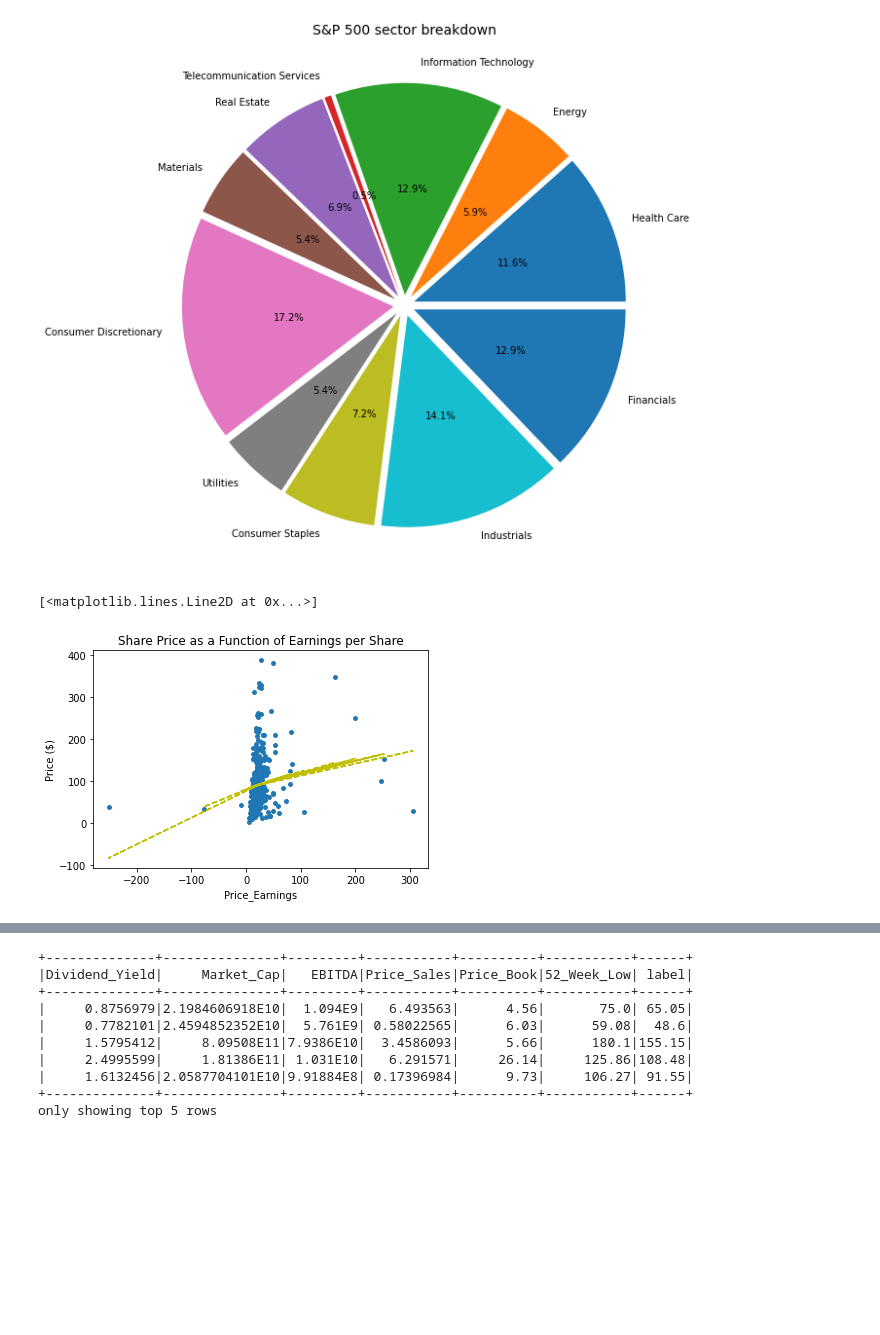
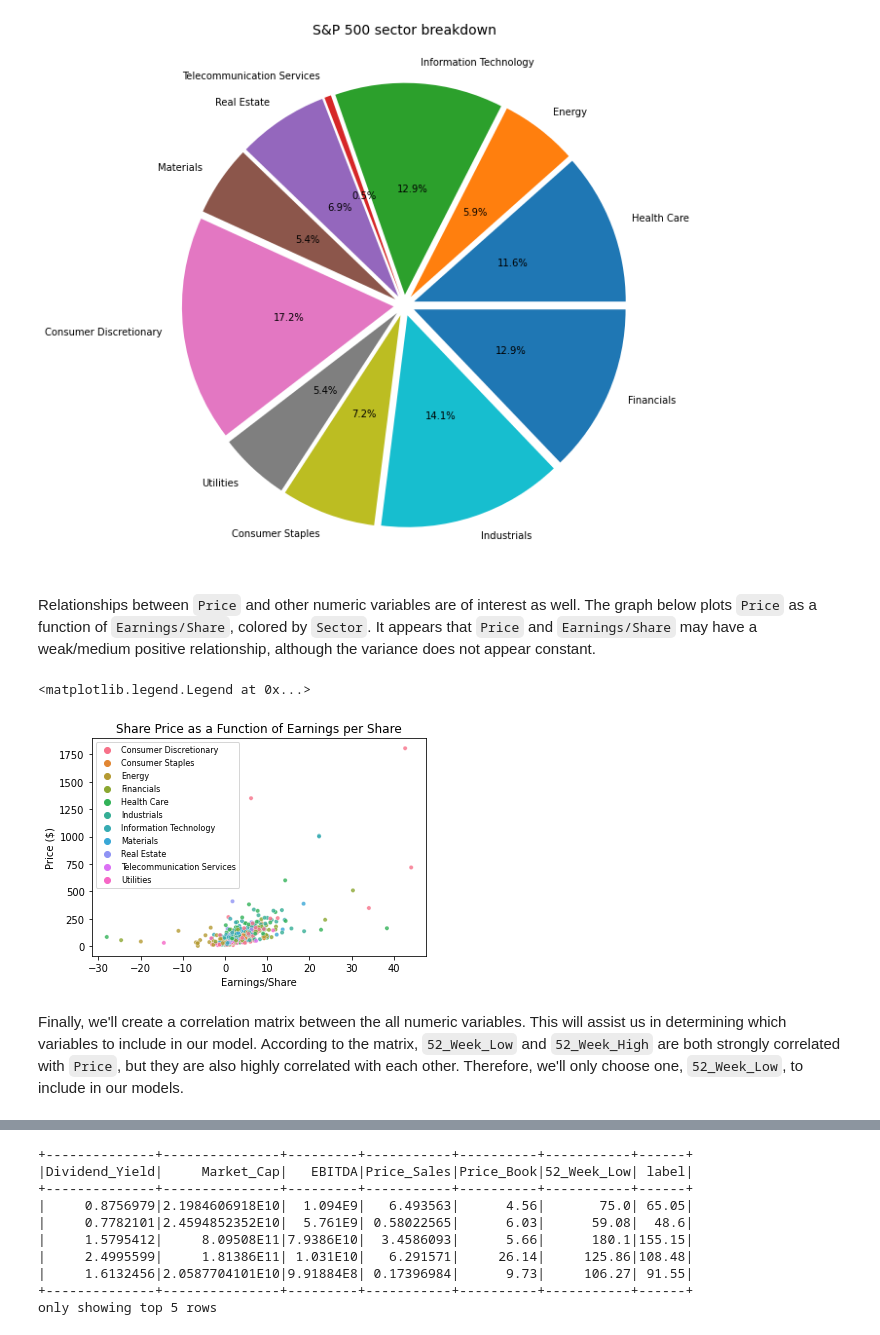
Before and after one commit to atbiggie/ST590FinalProject, a Jupyter notebook: FinalProjectGroup16M123.ipynb, the cells around one changed output, grey strips where cells are left out. Saved outputs shown, nothing was run; the diff lists cells and outputs as text; code cells hidden in the pictures; blank space fills up the shorter version.

Commit message:
Updated narration, organized sections, edited model transformations

```diff
--- a/FinalProjectGroup16M123.ipynb
+++ b/FinalProjectGroup16M123.ipynb
@@ -433,30 +419,27 @@ plt.title("S&P 500 sector breakdown", fontsize=14);
 pie.savefig("DeliveryPieChart.png")
 # %% [output]
 [figure]
+# %% [markdown]
+Relationships between `Price` and other numeric variables are of interest as well. The graph below plots `Price` as a function of `Earnings/Share`, colored by `Sector`. It appears that `Price` and `Earnings/Share` may have a weak/medium positive relationship, although the variance does not appear constant.
 # %%
-# Use matplotlib to plot earnings per share against price
-# sparksql to pd
-findata_pd=train.toPandas()
-
+# price vs. earnings per share plot by sector
+findata_pd=findata.toPandas()
 
 findata_pd.Sector = findata_pd.Sector.astype('category')
 
-plt.scatter(x = findata_pd["Price_Earnings"].to_numpy(), y =findata_pd["Price"].to_numpy(),
-           s = 15)
-plt.xlabel("Price_Earnings")
+plt.xlabel("Earnings/Share")
 plt.ylabel("Price ($)")
 plt.title("Share Price as a Function of Earnings per Share")
 
-x = findata_pd["Price_Earnings"].to_numpy()
-y = findata_pd["Price"].to_numpy()
+sns.scatterplot(x = "Earnings/Share", y = "Price", hue = "Sector", data = findata_pd,
+               alpha = 0.8, s = 18)
 
-z = np.polyfit(x, y, 2)
-p = np.poly1d(z)
-
-plt.plot(x, p(x), "y--")
+plt.legend(loc = 'upper left', fontsize = 8)
 # %% [output]
-[<matplotlib.lines.Line2D at 0x...>]
+<matplotlib.legend.Legend at 0x...>
-[figure, old version]
+[figure, new version]
+# %% [markdown]
+Finally, we'll create a correlation matrix between the all numeric variables. This will assist us in determining which variables to include in our model. According to the matrix, `52_Week_Low` and `52_Week_High` are both strongly correlated with `Price`, but they are also highly correlated with each other. Therefore, we'll only choose one, `52_Week_Low`, to include in our models.
 # %%
 # Correlation analysis of our new data frame
 findata_pd.iloc[:,:].corr().style.background_gradient(cmap='Blues').format("{:.3f}")
```
Also changed, not shown: parts of 63 cells of this notebook.
